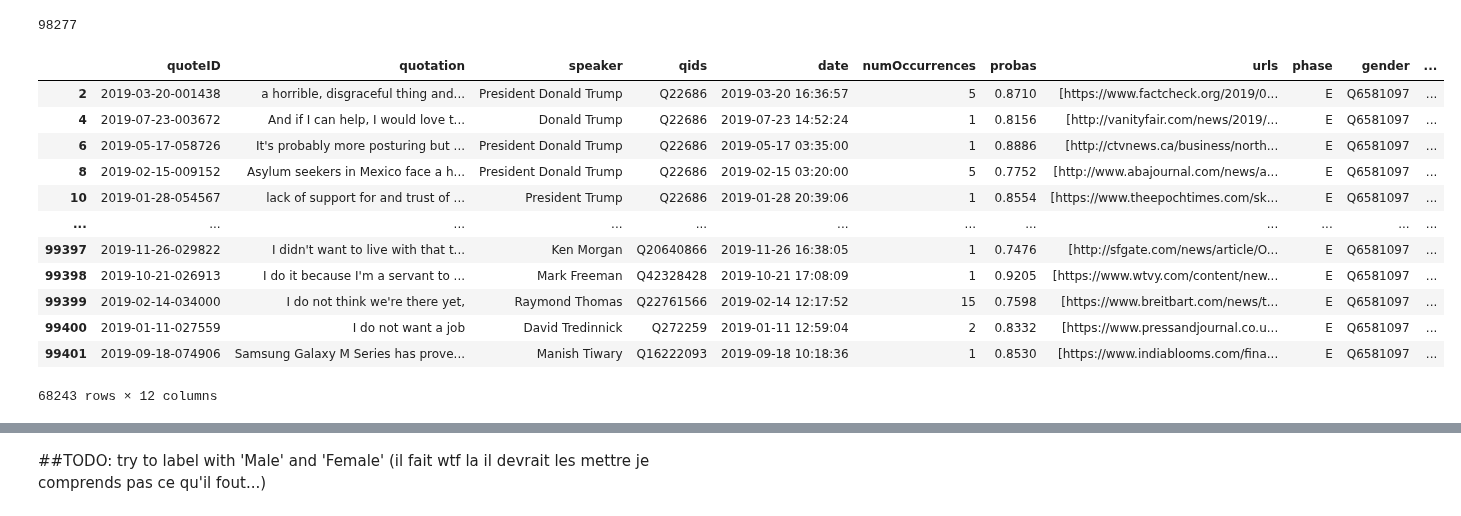
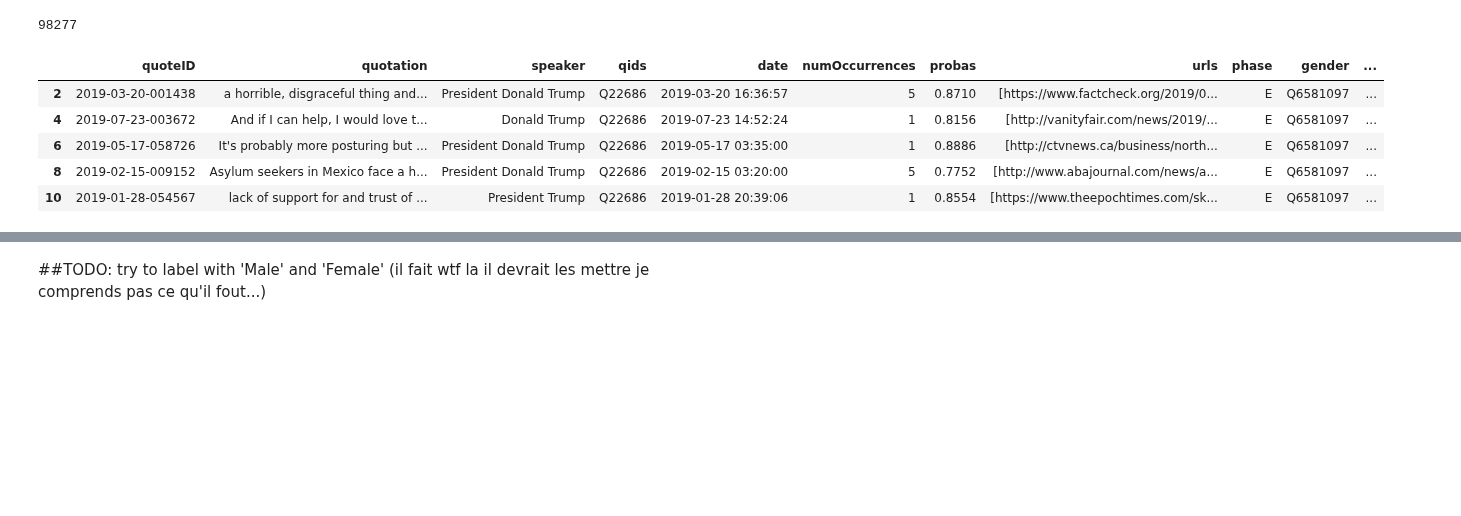
Before and after one commit to janougome/ADA-team, a Jupyter notebook: Descriptive tasks.ipynb, the cells around one changed output, grey strips where cells are left out. Cells and saved outputs as stored; diff of their text form; code cells hidden in the pictures; blank space fills up the shorter version.

```diff
--- a/Descriptive tasks.ipynb
+++ b/Descriptive tasks.ipynb
@@ -52,27 +52,20 @@ df_new['gender'] = df_new['gender'].apply(lambda x: x[0])
 # %%
 #only keeping the first probability corresponding to the speaker with the highest proba, associated as the speaker for the quotation.
 df_new['probas']= df_new['probas'].apply(lambda x: x[0][1])
 
 #convert this probability in a float number
 df_new['probas']= df_new['probas'].apply(lambda x: float(x))
 
 #drop the lines where the probability is lower than 0.7, considered as uncertainities.
 df_new = df_new.drop(df_new[df_new.probas < 0.7].index)
-df_new
+df_new.head()
 # %% [output]
 |  | quoteID | quotation | speaker | qids | date | numOccurrences | probas | urls | phase | gender | ... |
 | 2 | 2019-03-20-001438 | a horrible, disgraceful thing and... | President Donald Trump | Q22686 | 2019-03-20 16:36:57 | 5 | 0.8710 | [https://www.factcheck.org/2019/0... | E | Q6581097 | ... |
 | 4 | 2019-07-23-003672 | And if I can help, I would love t... | Donald Trump | Q22686 | 2019-07-23 14:52:24 | 1 | 0.8156 | [http://vanityfair.com/news/2019/... | E | Q6581097 | ... |
 | 6 | 2019-05-17-058726 | It's probably more posturing but ... | President Donald Trump | Q22686 | 2019-05-17 03:35:00 | 1 | 0.8886 | [http://ctvnews.ca/business/north... | E | Q6581097 | ... |
 | 8 | 2019-02-15-009152 | Asylum seekers in Mexico face a h... | President Donald Trump | Q22686 | 2019-02-15 03:20:00 | 5 | 0.7752 | [http://www.abajournal.com/news/a... | E | Q6581097 | ... |
 | 10 | 2019-01-28-054567 | lack of support for and trust of ... | President Trump | Q22686 | 2019-01-28 20:39:06 | 1 | 0.8554 | [https://www.theepochtimes.com/sk... | E | Q6581097 | ... |
-| ... | ... | ... | ... | ... | ... | ... | ... | ... | ... | ... | ... |
-| 99397 | 2019-11-26-029822 | I didn't want to live with that t... | Ken Morgan | Q20640866 | 2019-11-26 16:38:05 | 1 | 0.7476 | [http://sfgate.com/news/article/O... | E | Q6581097 | ... |
-| 99398 | 2019-10-21-026913 | I do it because I'm a servant to ... | Mark Freeman | Q42328428 | 2019-10-21 17:08:09 | 1 | 0.9205 | [https://www.wtvy.com/content/new... | E | Q6581097 | ... |
-| 99399 | 2019-02-14-034000 | I do not think we're there yet, | Raymond Thomas | Q22761566 | 2019-02-14 12:17:52 | 15 | 0.7598 | [https://www.breitbart.com/news/t... | E | Q6581097 | ... |
-| 99400 | 2019-01-11-027559 | I do not want a job | David Tredinnick | Q272259 | 2019-01-11 12:59:04 | 2 | 0.8332 | [https://www.pressandjournal.co.u... | E | Q6581097 | ... |
-| 99401 | 2019-09-18-074906 | Samsung Galaxy M Series has prove... | Manish Tiwary | Q16222093 | 2019-09-18 10:18:36 | 1 | 0.8530 | [https://www.indiablooms.com/fina... | E | Q6581097 | ... |
-68243 rows × 12 columns
 # %%
 #Group the data by gender
 speaker_grouped = df_new.groupby(df_new.gender)
```
Also changed, not shown: parts of 10 cells of this notebook.
